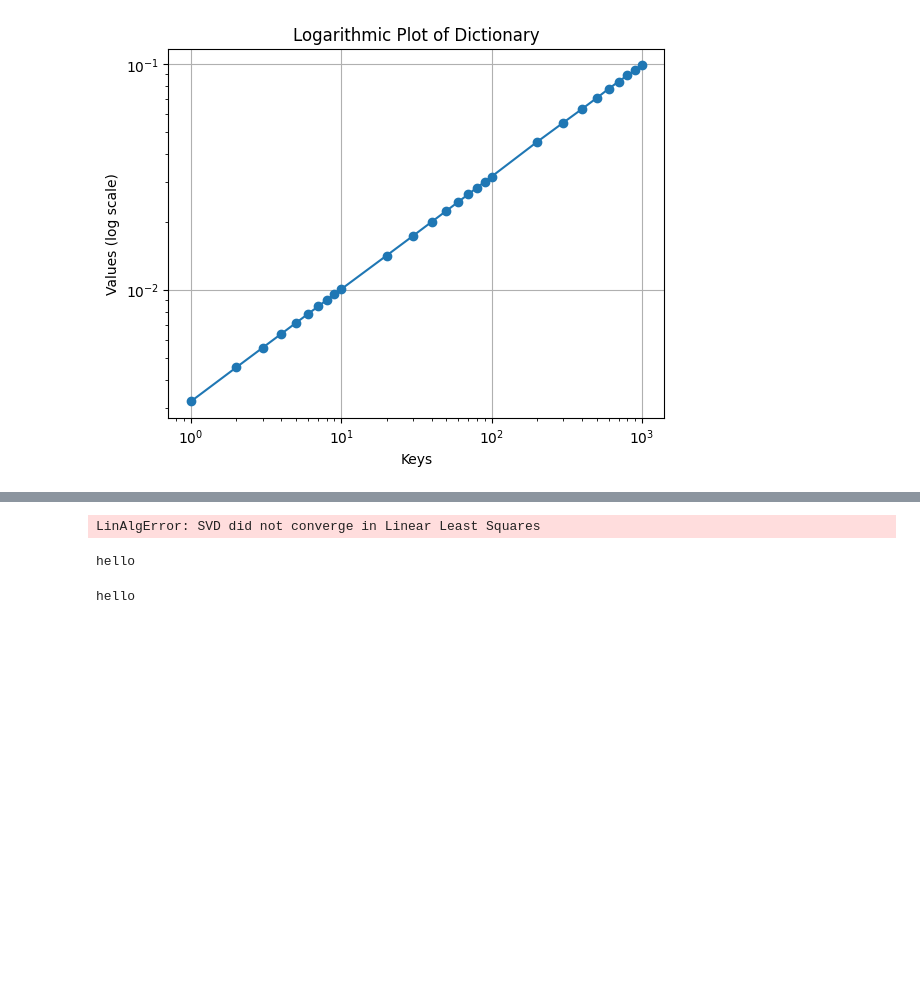
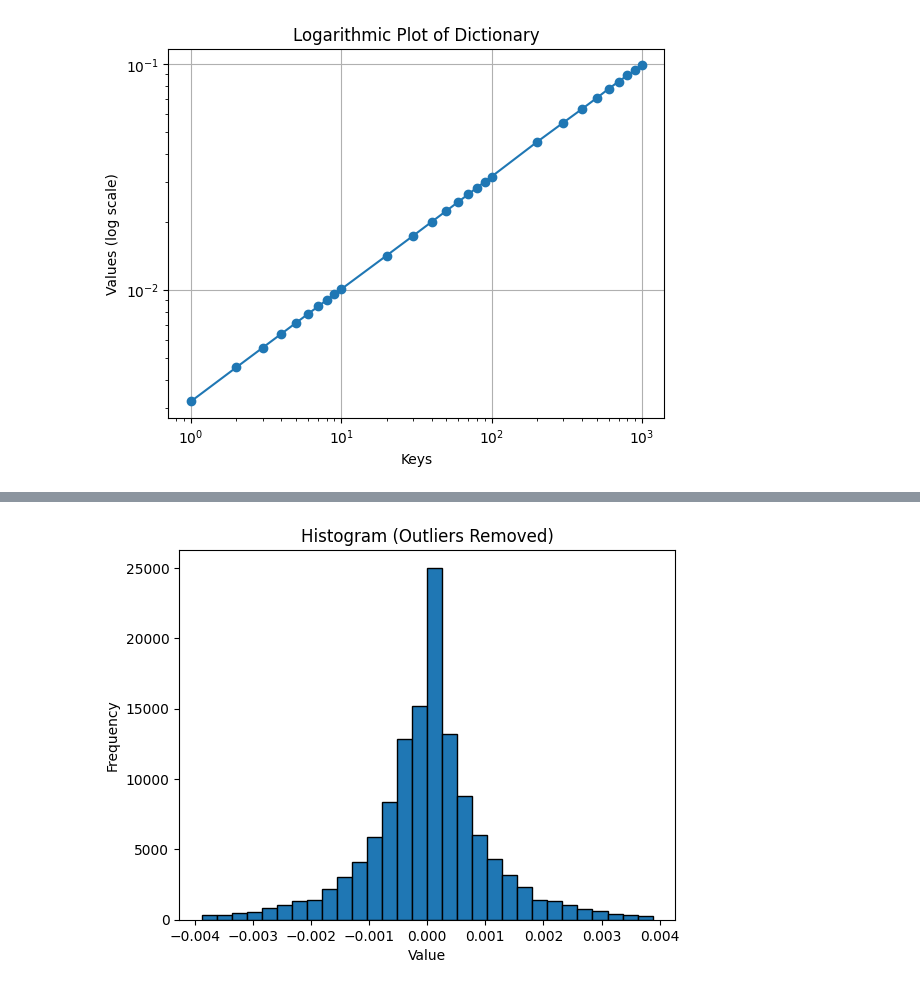
Before and after one commit to FabioGreenwood/econophysics-project, a Jupyter notebook: Model 0.0.1.ipynb, the cells around one changed output, grey strips where cells are left out. Cells and saved outputs as stored; diff of their text form; code cells hidden in the pictures; blank space fills up the shorter version.

```diff
--- a/Model 0.0.1.ipynb
+++ b/Model 0.0.1.ipynb
@@ -252,48 +257,30 @@ plt.show()
-# %%
-import numpy as np
-from scipy import signal
-import matplotlib.pyplot as plt
-
-# Generate or load your dataset
-data = df_velocity['close'].values
-
-# Compute the spectral density using the welch method
-frequencies, spectral_density = signal.welch(data, fs=1.0)
-
-# Fit a linear trend to the spectral density using numpy.polyfit
-coefficients = np.polyfit(np.log(frequencies), np.log(spectral_density), deg=1)
-
-# Calculate the residuals (errors)
-residuals = np.log(spectral_density) - np.polyval(coefficients, np.log(frequencies))
-
-# Set a threshold for excluding outliers
-threshold = 2.5  # Adjust as needed
-
-# Identify the indices of the points that are not outliers
-good_indices = np.abs(residuals) < threshold * np.std(residuals)
-
-# Plot the spectral density
-plt.loglog(frequencies, spectral_density, label='Spectral Density')
-
-# Plot the linear trend line excluding outliers
-plt.loglog(frequencies[good_indices], np.exp(np.poly1d(coefficients)(np.log(frequencies[good_indices]))), label='Linear Trend')
-
-plt.xlabel('Frequency')
-plt.ylabel('Spectral Density')
-plt.title('Spectral Density with Linear Trend (Excluding Outliers)')
-plt.legend()
-plt.show()
-# %% [output]
-LinAlgError: SVD did not converge in Linear Least Squares
-# %%
-print("hello")
-# %% [output]
-hello
-# %%
-file_path_2 = r"C:\Users\Fabio\Downloads\FLDTCLP99.FLD"
-
-with open(file_path_2, 'rb') as file:
-    data = file.read()
-print("hello")
-# %% [output]
-hello
+# %%
+import numpy as np
+import matplotlib.pyplot as plt
+
+# Generate some sample data
+data = df_velocity['close']  # Random data
+
+# Define the filter threshold
+threshold = 3.5
+
+# Calculate the IQR
+Q1 = np.percentile(data, 25)
+Q3 = np.percentile(data, 75)
+IQR = Q3 - Q1
+
+# Apply the filter to remove outliers
+filtered_data = data[(data >= Q1 - threshold * IQR) & (data <= Q3 + threshold * IQR)]
+
+# Plot the histogram of filtered data
+plt.hist(filtered_data, bins=30, edgecolor='black')
+
+# Add labels and title
+plt.xlabel('Value')
+plt.ylabel('Frequency')
+plt.title('Histogram (Outliers Removed)')
+
+# Display the plot
+plt.show()
+# %% [output]
+[figure, added]
```
Also changed, not shown: parts of 7 cells of this notebook.
